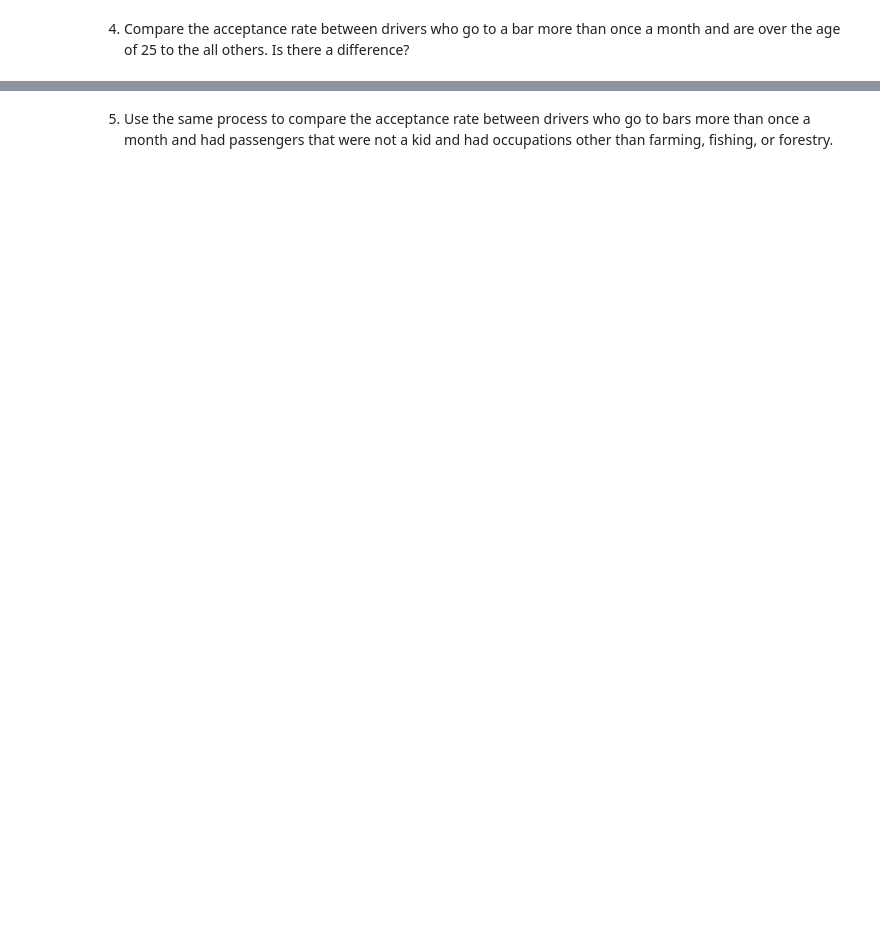
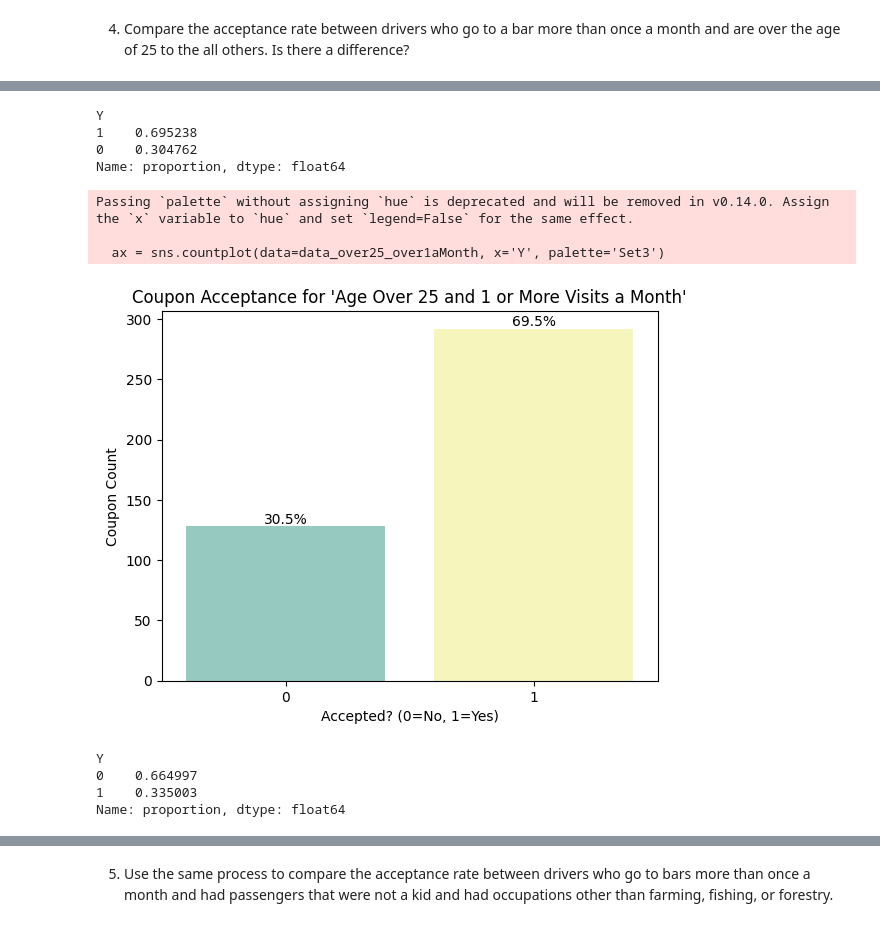
Before and after one commit to dmtrinh/coupons-customers, a Jupyter notebook: prompt.ipynb, the cells around one changed output, grey strips where cells are left out. Drawn from its saved outputs; the diff is of its cells as text; code cells hidden in the pictures; blank space fills up the shorter version.

```diff
--- a/prompt.ipynb
+++ b/prompt.ipynb
@@ -81,0 +344,40 @@ Now, we will lead you through an exploration of just the bar related coupons.
+# %%
+age_over25_list = ['26', '31', '36', '41', '46', '50plus']
+bar_visits_oneormore_list = ['1~3', '4~8', 'gt8']
+
+# Create a new dataframe with only the rows where age is over 25 and the number of bar visits is 1 or more
+data_over25_over1aMonth = data_bar_only.query('age in @age_over25_list and Bar in @bar_visits_oneormore_list')
+data_over25_over1aMonth['Y'].value_counts(normalize=True, dropna=False)
+# %% [output]
+Y
+1    0.695238
+0    0.304762
+Name: proportion, dtype: float64
+# %%
+# Plot a countplot of the 'Y' column for the 'data_over25_over1aMonth' dataframe
+ax = sns.countplot(data=data_over25_over1aMonth, x='Y', palette='Set3')
+plt.title('Coupon Acceptance for \'Age Over 25 and 1 or More Visits a Month\'')
+plt.xlabel('Accepted? (0=No, 1=Yes)')
+plt.ylabel('Coupon Count')
+
+# Get the total count of the Y column
+total = data_over25_over1aMonth['Y'].count()
+
+# annotate the bars with percentages
+for label in ax.containers:
+    ax.bar_label(label, fmt=lambda x: f'{(x/total)*100:0.1f}%')
+
+plt.show(ax)
+# %% [output]
+Passing `palette` without assigning `hue` is deprecated and will be removed in v0.14.0. Assign the `x` variable to `hue` and set `legend=False` for the same effect.
+
+  ax = sns.countplot(data=data_over25_over1aMonth, x='Y', palette='Set3')
+[figure, added]
+# %%
+data_all_others = data_bar_only.query('age not in @age_over25_list or Bar not in @bar_visits_oneormore_list')
+data_all_others['Y'].value_counts(normalize=True, dropna=False)
+# %% [output]
+Y
+0    0.664997
+1    0.335003
+Name: proportion, dtype: float64
```
Also changed, not shown: parts of 58 cells of this notebook, 9 other files.
